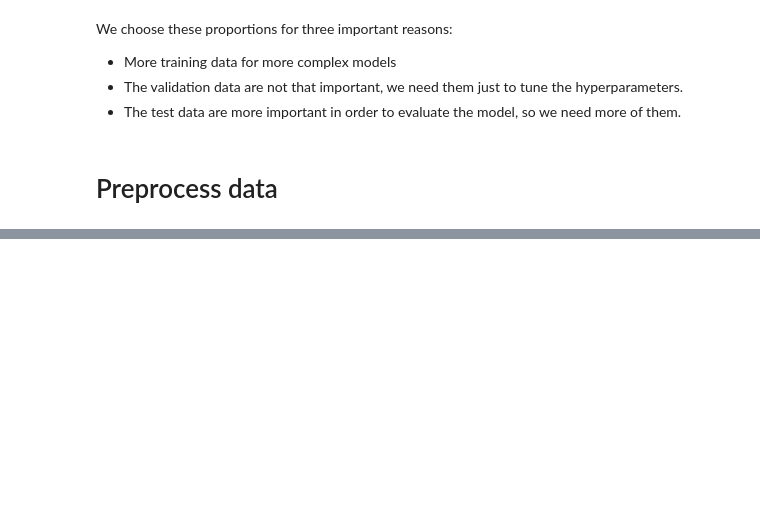
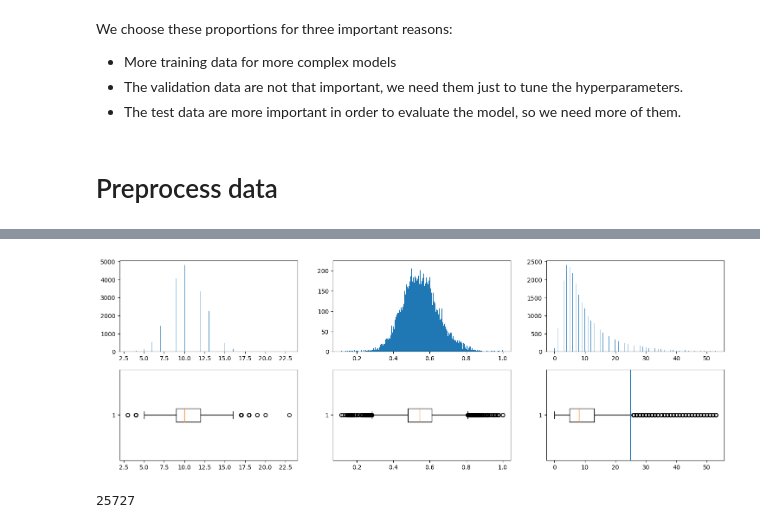
Before and after one commit to Mattizza/DSL-Online-News-Popularity, a Jupyter notebook: pipeline.ipynb, the cells around one changed output, grey strips where cells are left out. Drawn from its saved outputs; the diff is of its cells as text; code cells hidden in the pictures; blank space fills up the shorter version.

Commit message:
Finished preprocessing

```diff
--- a/pipeline.ipynb
+++ b/pipeline.ipynb
@@ -271,2 +300,2 @@ def preprocess(X, y, means: dict = {}, train = True):
 # %%
-# pr_X_train, pr_y_train, means = preprocess(X_train, y_train)
+pr_X_train, pr_y_train, means, _ = preprocess(X_train, y_train)
@@ -500,0 +536,23 @@ Highest average mean_squared_error: 20000
+# %%
+from sklearn.preprocessing import RobustScaler
+
+fig, ax = plt.subplots(2, 3, figsize = (18, 6))
+
+
+_ = ax[0, 0].hist(pr_X_train['n_tokens_title'], bins = 500)
+_ = ax[0, 1].hist(pr_X_train['n_unique_tokens'], bins = 500)
+_ = ax[0, 2].hist(np.expm1(pr_X_train['num_hrefs']), bins = 500)
+
+_ = ax[1, 0].boxplot(pr_X_train['n_tokens_title'], vert = False)
+_ = ax[1, 1].boxplot(pr_X_train['n_unique_tokens'], vert = False)
+_ = ax[1, 2].boxplot(np.expm1(pr_X_train['num_hrefs']), vert = False)
+_ = ax[1, 2].axvline(x = 25)
+# %% [output]
+[figure, added]
+# %%
+print(pr_X_train.shape[0])
+# pr_X_train[pr_X_train['n_tokens_title'] < 5]['n_tokens_title']
+# pr_X_train[(pr_X_train['n_unique_tokens'] >= 0.2) & (pr_X_train['n_unique_tokens'] <= 0.8)]['n_unique_tokens']
+# pr_X_train[(pr_X_train['num_hrefs'] >= 0.2) & (pr_X_train['num_hrefs'] <= 3.6)]['n_unique_tokens']
+# %% [output]
+25727
```
Also changed, not shown: parts of 16 cells of this notebook, 2 other files.
